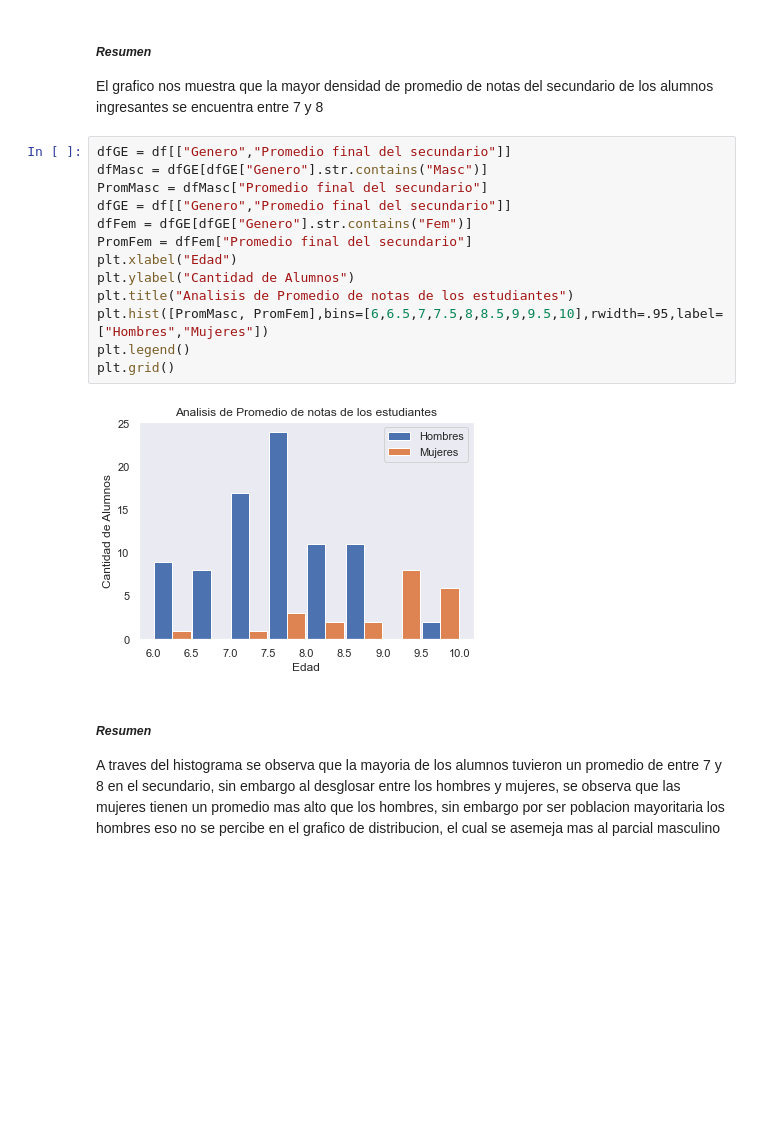
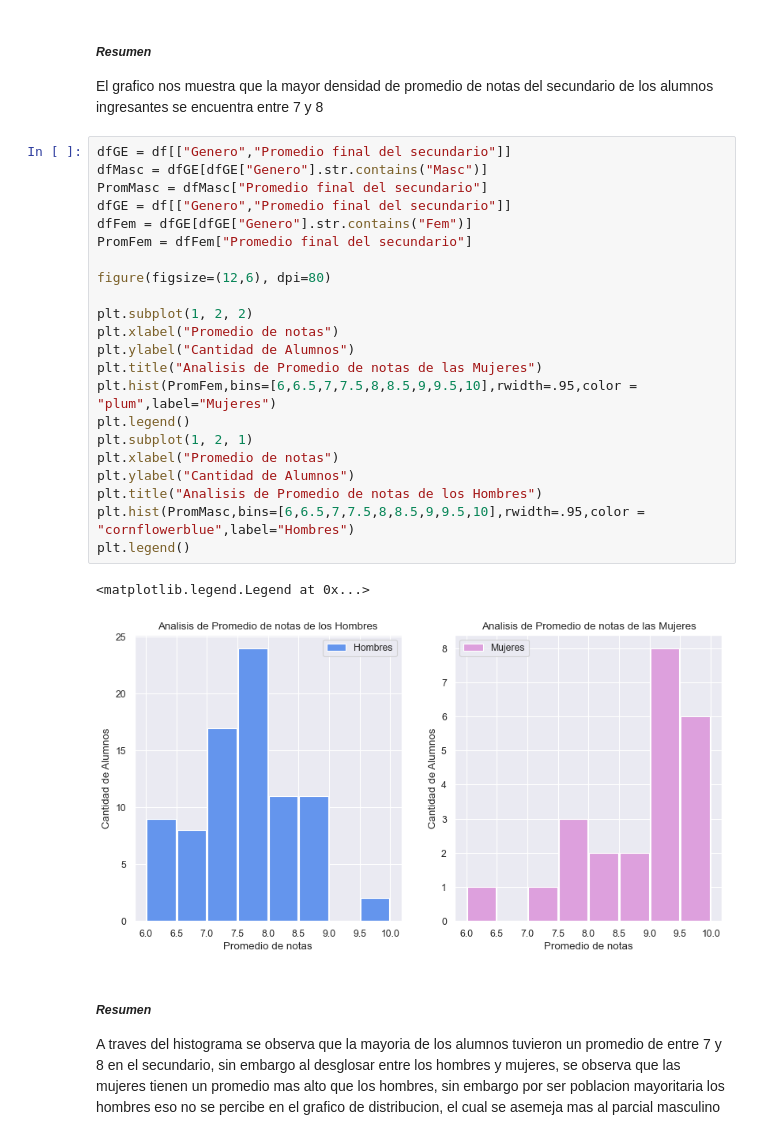
Before and after one commit to d4niel-san/Probabilidad-Aplicada, a Jupyter notebook: TP Final - Mermoz.ipynb, the cells around one changed output. Drawn from its saved outputs; the diff is of its cells as text; blank space fills up the shorter version.

```diff
--- a/TP Final - Mermoz.ipynb
+++ b/TP Final - Mermoz.ipynb
@@ -274,18 +287,28 @@ El grafico nos muestra que la mayor densidad de promedio de notas del secundario
 # %%
 dfGE = df[["Genero","Promedio final del secundario"]]
 dfMasc = dfGE[dfGE["Genero"].str.contains("Masc")]
 PromMasc = dfMasc["Promedio final del secundario"]
 dfGE = df[["Genero","Promedio final del secundario"]]
 dfFem = dfGE[dfGE["Genero"].str.contains("Fem")]
 PromFem = dfFem["Promedio final del secundario"]
-plt.xlabel("Edad")
+
+figure(figsize=(12,6), dpi=80)
+
+plt.subplot(1, 2, 2)
+plt.xlabel("Promedio de notas")
 plt.ylabel("Cantidad de Alumnos")
-plt.title("Analisis de Promedio de notas de los estudiantes")
-plt.hist([PromMasc, PromFem],bins=[6,6.5,7,7.5,8,8.5,9,9.5,10],rwidth=.95,label=["Hombres","Mujeres"])
+plt.title("Analisis de Promedio de notas de las Mujeres")
+plt.hist(PromFem,bins=[6,6.5,7,7.5,8,8.5,9,9.5,10],rwidth=.95,color = "plum",label="Mujeres")
 plt.legend()
-plt.grid()
+plt.subplot(1, 2, 1)
+plt.xlabel("Promedio de notas")
+plt.ylabel("Cantidad de Alumnos")
+plt.title("Analisis de Promedio de notas de los Hombres")
+plt.hist(PromMasc,bins=[6,6.5,7,7.5,8,8.5,9,9.5,10],rwidth=.95,color = "cornflowerblue",label="Hombres")
+plt.legend()
 # %% [output]
+<matplotlib.legend.Legend at 0x...>
-[figure, old version]
+[figure, new version]
 # %% [markdown]
 ##### *Resumen*
 
```
Also changed, not shown: parts of 4 cells of this notebook.
